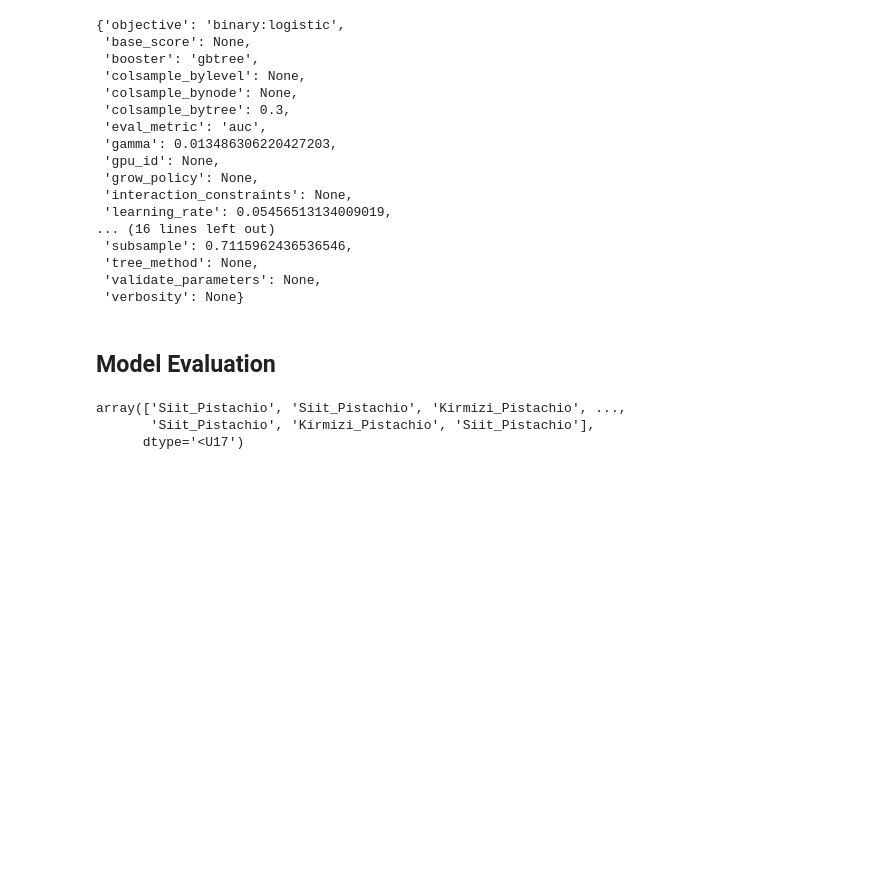
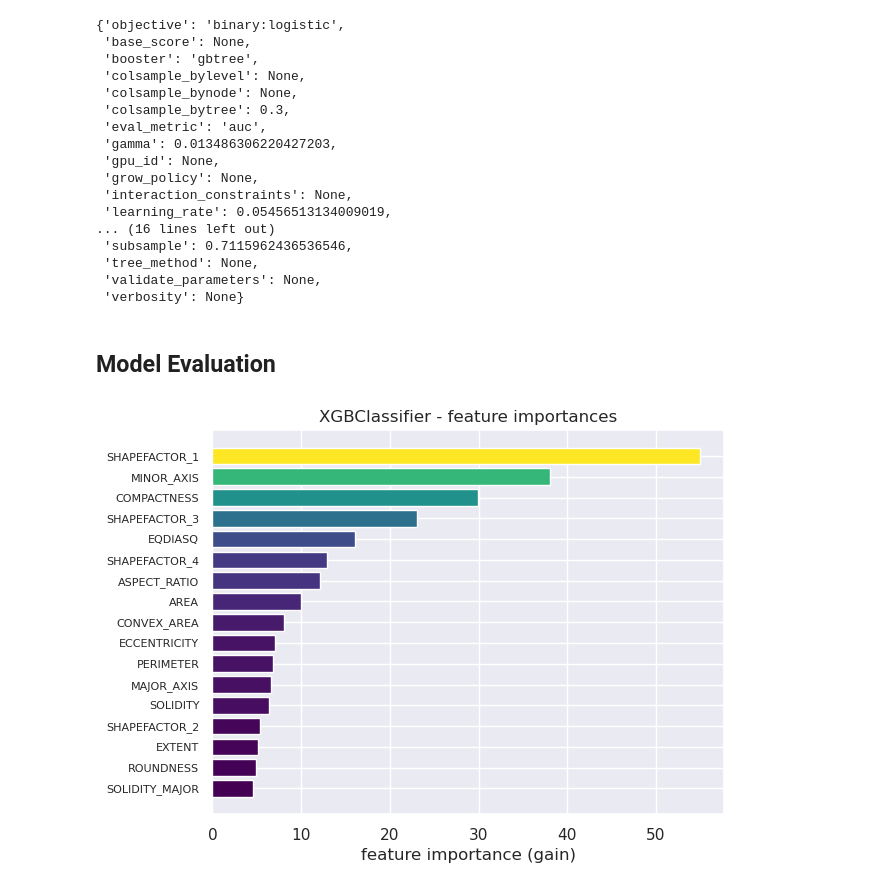
Before and after one commit to petethegreat/pistachio_mlops, a Jupyter notebook: notebook/pistachio.ipynb, the cells around one changed output. Drawn from its saved outputs; the diff is of its cells as text; code cells hidden in the pictures; blank space fills up the shorter version.

Commit message:
added feature importances

```diff
--- a/notebook/pistachio.ipynb
+++ b/notebook/pistachio.ipynb
@@ -560,11 +560,37 @@ train_predicted_labels = np.array([train_proc.Class.cat.categories[x] for x in t
 train_positive_responses = np.sum(train_y)
 train_positive_response_rate = np.sum(train_y)/len(train_y)
 # %%
-train_predicted_labels
+import matplotlib.pyplot as plt
+import seaborn as sns
+import matplotlib as mpl
+# from sklearn.metrics import roc_curve
+sns.set()
+
+def plot_feature_importances(model: XGBClassifier, title: str = 'feature importances'):
+    feature_importances = [(k,v) for k,v in model.get_booster().get_score(importance_type='gain').items()]
+    feature_importances.sort(key = lambda x: x[1], reverse=True)
+    feats, importances = zip(*feature_importances)
+    cmap  = sns.color_palette("viridis", as_cmap=True)
+    norm = mpl.colors.Normalize(vmin=importances[-1], vmax=importances[0])
+    colours = [cmap(norm(x)) for x in importances]
+
+    fig = plt.figure()
+    ax = fig.add_axes([0.2,0.1,0.8,0.8])
+    ypos = np.arange(len(importances),0,-1)
+    # sns.xkcd_rgb['blurple']
+    ax.barh(ypos, importances, color=colours)
+    ax.set_yticks(ypos)
+    ax.set_yticklabels(feats, fontsize=8)
+    ax.set_title(title)
+    ax.set_xlabel('feature importance (gain)')
+    return fig, ax
+
+
+    return feats,imp
+fig, ax = plot_feature_importances(model, title='XGBClassifier - feature importances')
+fig.savefig('./figures/model_feature_importances.png')
 # %% [output]
-array(['Siit_Pistachio', 'Siit_Pistachio', 'Kirmizi_Pistachio', ...,
-       'Siit_Pistachio', 'Kirmizi_Pistachio', 'Siit_Pistachio'],
-      dtype='<U17')
+[figure, added]
 # %%
 def evaluation_metrics(predicted_probs, predicted_classes, actual_classes, prefix=None):
     """evaluate results"""
```
Also changed, not shown: parts of 7 cells of this notebook, 1 other file.
